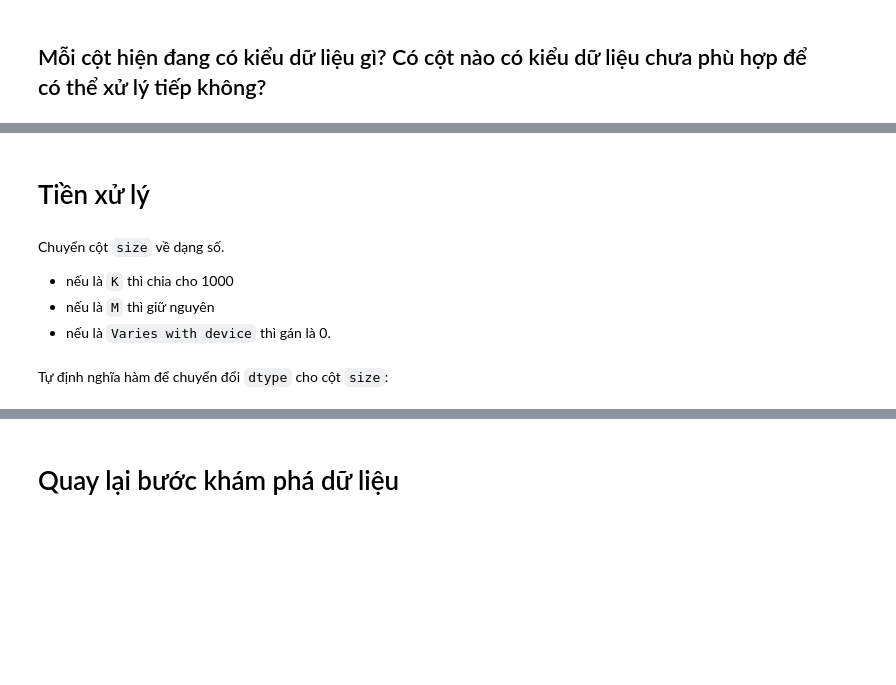
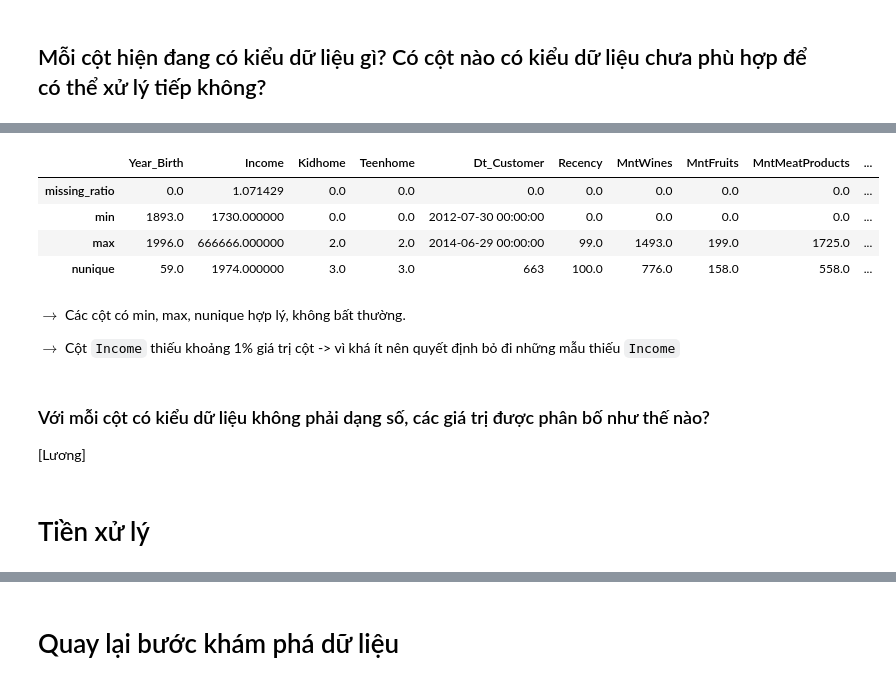
Before and after one commit to ngminhluong/CDS-EndTerm, a Jupyter notebook: Source/Main.ipynb, the cells around one changed output, grey strips where cells are left out. Saved outputs shown, nothing was run; the diff lists cells and outputs as text; code cells hidden in the pictures; blank space fills up the shorter version.

```diff
--- a/Source/Main.ipynb
+++ b/Source/Main.ipynb
@@ -153,0 +93,3 @@ reviews.shape
+# %%
+pd.set_option('display.max_colwidth', None) # in đầy đủ thông tin, thay vì "..."
+pd.read_csv('../Data/columns_explain.csv', sep='\t', names = ['Attribute', 'Meaning'])
@@ -153,0 +116,4 @@ reviews.shape
+# %%
+# bỏ đi 2 cột
+mkt_df = mkt_df.drop(columns=['Z_CostContact', 'Z_Revenue'])
+len(mkt_df.columns)
@@ -251,0 +146,2 @@ Name: Reviews, dtype: object
+# %%
+mkt_df['Dt_Customer'] = pd.to_datetime(mkt_df['Dt_Customer'], format='%d-%m-%Y')
@@ -252,9 +159,20 @@ Name: Reviews, dtype: object
+# %%
+nume_cols = mkt_df.select_dtypes([np.int64, np.float64, np.datetime64]).columns[1:] # bỏ index 0, tức cột ID
+def missing_ratio(s):
+    return s.isna().sum() * 100 / len(s)
+mkt_df[nume_cols].agg([missing_ratio, pd.Series.min, pd.Series.max, pd.Series.nunique])
+# %% [output]
+|  | Year_Birth | Income | Kidhome | Teenhome | Dt_Customer | Recency | MntWines | MntFruits | MntMeatProducts | ... |
+| missing_ratio | 0.0 | 1.071429 | 0.0 | 0.0 | 0.0 | 0.0 | 0.0 | 0.0 | 0.0 | ... |
+| min | 1893.0 | 1730.000000 | 0.0 | 0.0 | 2012-07-30 00:00:00 | 0.0 | 0.0 | 0.0 | 0.0 | ... |
+| max | 1996.0 | 666666.000000 | 2.0 | 2.0 | 2014-06-29 00:00:00 | 99.0 | 1493.0 | 199.0 | 1725.0 | ... |
+| nunique | 59.0 | 1974.000000 | 3.0 | 3.0 | 663 | 100.0 | 776.0 | 158.0 | 558.0 | ... |
+# %% [markdown]
+$\to$ Các cột có min, max, nunique hợp lý, không bất thường.
+
+$\to$ Cột `Income` thiếu khoảng 1% giá trị cột -> vì khá ít nên quyết định bỏ đi những mẫu thiếu `Income`
+# %% [markdown]
+### Với mỗi cột có kiểu dữ liệu không phải dạng số, các giá trị được phân bố như thế nào?
+[Lương]
 # %% [markdown]
 # Tiền xử lý
-# %% [markdown]
-Chuyển cột `size` về dạng số.
-* nếu là `K` thì chia cho 1000
-* nếu là `M` thì giữ nguyên
-* nếu là `Varies with device` thì gán là 0.
-# %% [markdown]
-Tự định nghĩa hàm để chuyển đổi `dtype` cho cột `size`:
```
Also changed, not shown: parts of 74 cells of this notebook.
